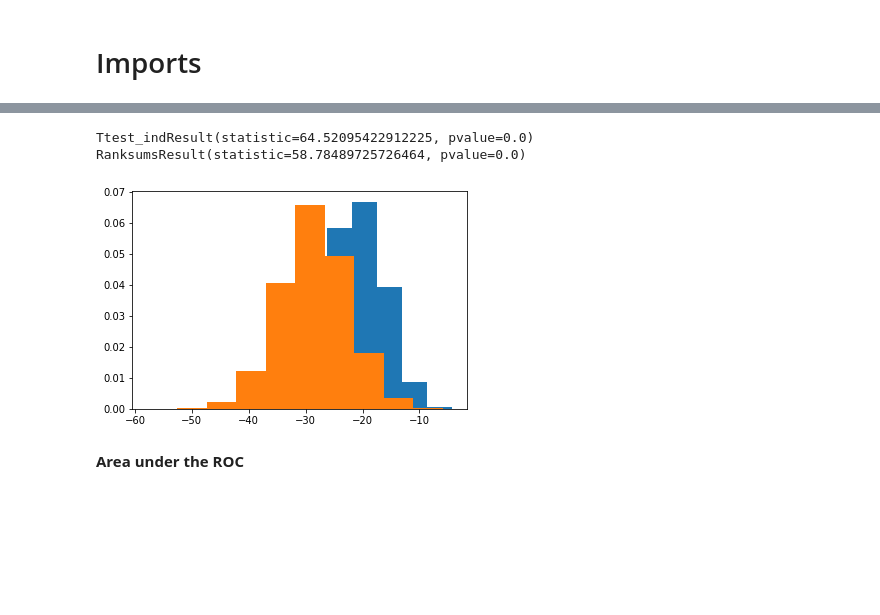
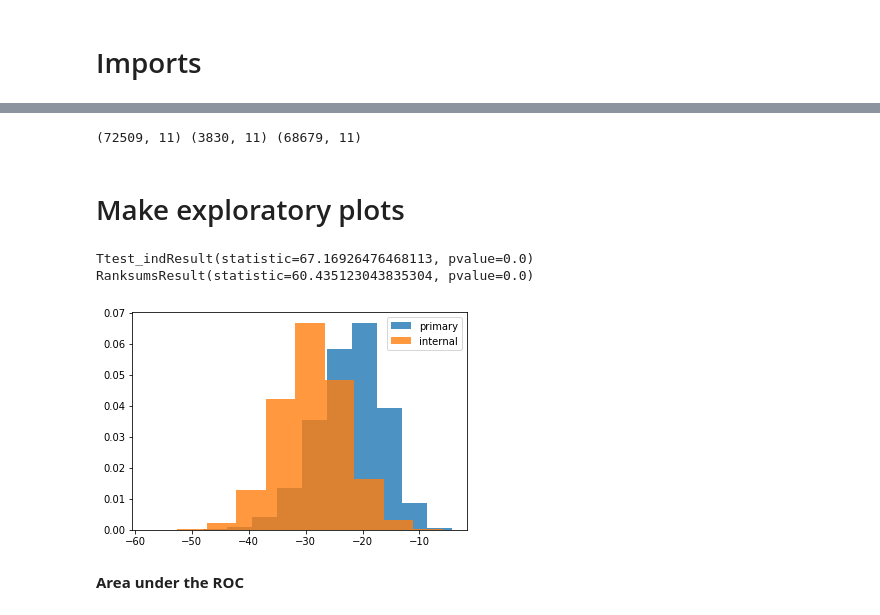
Before and after one commit to adamhockenberry/rna-folding-2019, a Jupyter notebook: Code/machine_learning_of_starts.ipynb, the cells around one changed output, grey strips where cells are left out. Saved outputs shown, nothing was run; the diff lists cells and outputs as text; code cells hidden in the pictures; blank space fills up the shorter version.

```diff
--- a/Code/machine_learning_of_starts.ipynb
+++ b/Code/machine_learning_of_starts.ipynb
@@ -40,0 +50,4 @@ start_df.at[start_df[start_df['location']=='External'].index, 'True_positive'] =
+# %%
+start_df = pd.merge(start_df, start_sd_df,  how='left',\
+                    left_on=['locus_tag', 'ATG_index'], right_on = ['locus_tag', 'ATG_index'])
+start_df.head()
@@ -40,0 +64,3 @@ start_df.at[start_df[start_df['location']=='External'].index, 'True_positive'] =
+# %%
+start_df['min_SD'] = start_df[['4', '5', '6', '7','8']].min(axis=1)
+start_df = start_df.drop([str(i) for i in range(20)], axis=1)
@@ -40,0 +82,3 @@ start_df.at[start_df[start_df['location']=='External'].index, 'True_positive'] =
+# %%
+gene_df = pd.read_csv('../Data/ecoli_gene_df.tsv', sep='\t', index_col=0)
+gene_df.head()
@@ -41,18 +103,45 @@ start_df.at[start_df[start_df['location']=='External'].index, 'True_positive'] =
+# %%
+#Remove "internal" ATG's if they occur near the gene boundaries
+drop_boundary = 50
+to_drop = []
+for locus in gene_df.index:
+    locus_len = gene_df.at[locus, 'stop'] - gene_df.at[locus, 'start']
+    temp = start_df[(start_df['locus_tag']==locus)&(start_df['location']!='primary')]
+
+    to_drop.extend(temp[(temp['ATG_index']<drop_boundary)&\
+                       (temp['within_frame'])==True].index) ###Only drop in-frame 5'
+
+    to_drop.extend(temp[(temp['ATG_index']>locus_len-drop_boundary)].index) ###Drop 3' regardless of frame
+start_df = start_df.drop(to_drop)
+
+print(start_df.shape,\
+      start_df[start_df['location']=='primary'].shape,\
+      start_df[start_df['location']=='internal'].shape)
+# %% [output]
+(72509, 11) (3830, 11) (68679, 11)
+# %% [markdown]
+# Make exploratory plots
 # %%
 coi = 'Unconstrained_mfe'
+# coi = 'Unconstrained_ensemble'
+# coi = 'mfe_diff'
+# coi = 'min_SD'
+
+
 a = start_df[start_df['True_positive']==1][coi]
 b = start_df[start_df['True_positive']==0][coi]
 
 
 fig, ax = plt.subplots()
-ax.hist(a, density=True)
-ax.hist(b, density=True)
+ax.hist(a, density=True, alpha=0.8, label='primary')
+ax.hist(b, density=True, alpha=0.8, label='internal')
+ax.legend()
 print(stats.ttest_ind(a,b))
 print(stats.ranksums(a,b))
 # %% [output]
-Ttest_indResult(statistic=64.52095422912225, pvalue=0.0)
-RanksumsResult(statistic=58.78489725726464, pvalue=0.0)
+Ttest_indResult(statistic=67.16926476468113, pvalue=0.0)
+RanksumsResult(statistic=60.435123043835304, pvalue=0.0)
-[figure, old version]
+[figure, new version]
 # %% [markdown]
 **Area under the ROC**
 # %%
```
Also changed, not shown: parts of 85 cells of this notebook, 17 other files.
